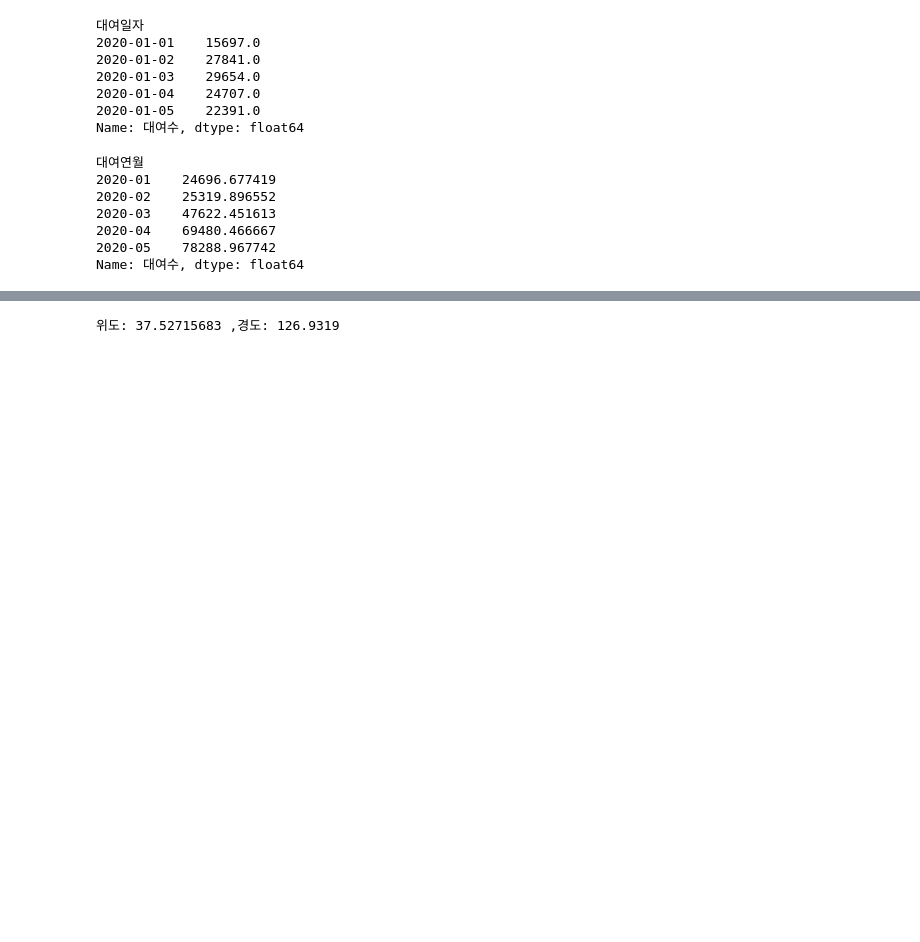
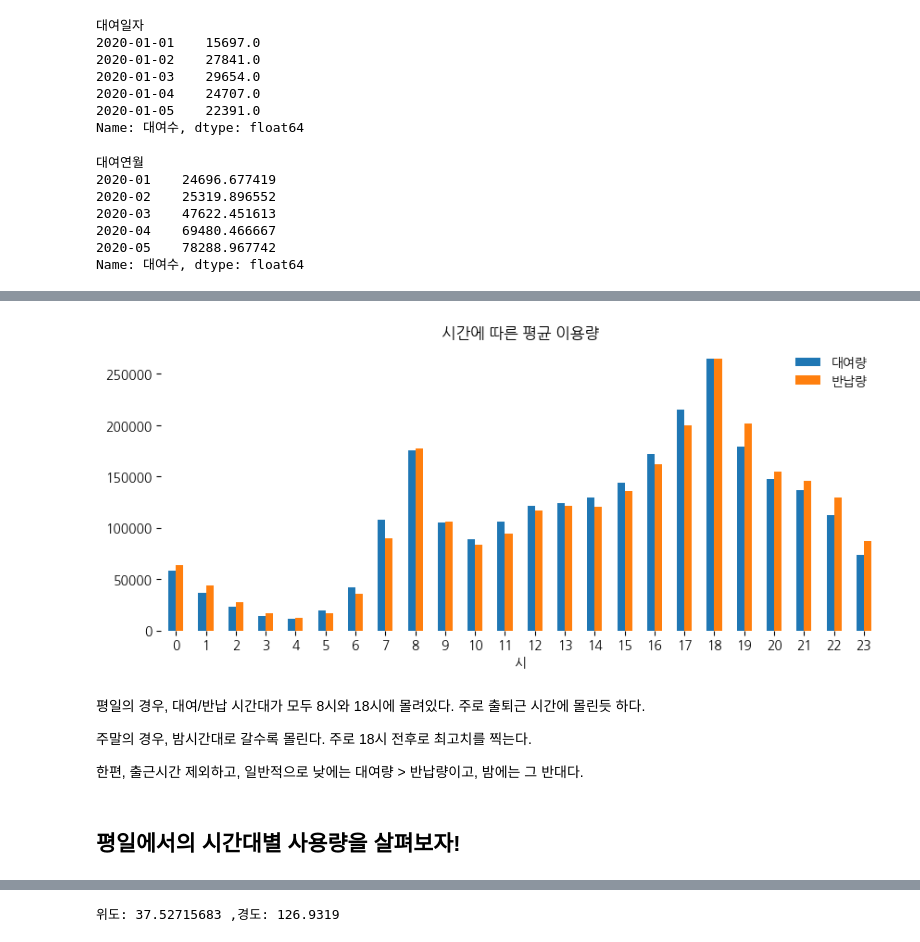
Before and after one commit to dhcryan/ddareung, a Jupyter notebook: main.ipynb, the cells around one changed output, grey strips where cells are left out. Cells and saved outputs as stored; diff of their text form; code cells hidden in the pictures; blank space fills up the shorter version.

```diff
--- a/main.ipynb
+++ b/main.ipynb
@@ -201,0 +232,25 @@ df_2022["반납일자"] = df_2022["반납일시"].dt.date
+# %%
+# 시간대별 이용량 살펴보기
+ax = pd.DataFrame(
+    data={
+        "대여량": df_2022.groupby('대여시간').size() // 7,
+        "반납량": df_2022.groupby('반납시간').size() // 7
+    }
+).plot.bar(
+    rot=0,
+    xlabel="시",
+    title="시간에 따른 평균 이용량(주 전체)",
+    figsize=(10, 4)
+)
+ax.set_frame_on(False)
+ax.legend(frameon=False);
+# %% [output]
+[figure, added]
+# %% [markdown]
+평일의 경우, 대여/반납 시간대가 모두 8시와 18시에 몰려있다. 주로 출퇴근 시간에 몰린듯 하다.
+
+주말의 경우, 밤시간대로 갈수록 몰린다. 주로 18시 전후로 최고치를 찍는다.
+
+한편, 출근시간 제외하고, 일반적으로 낮에는 대여량 > 반납량이고, 밤에는 그 반대다.
+# %% [markdown]
+## 평일에서의 시간대별 사용량을 살펴보자!
```
Also changed, not shown: parts of 28 cells of this notebook.
